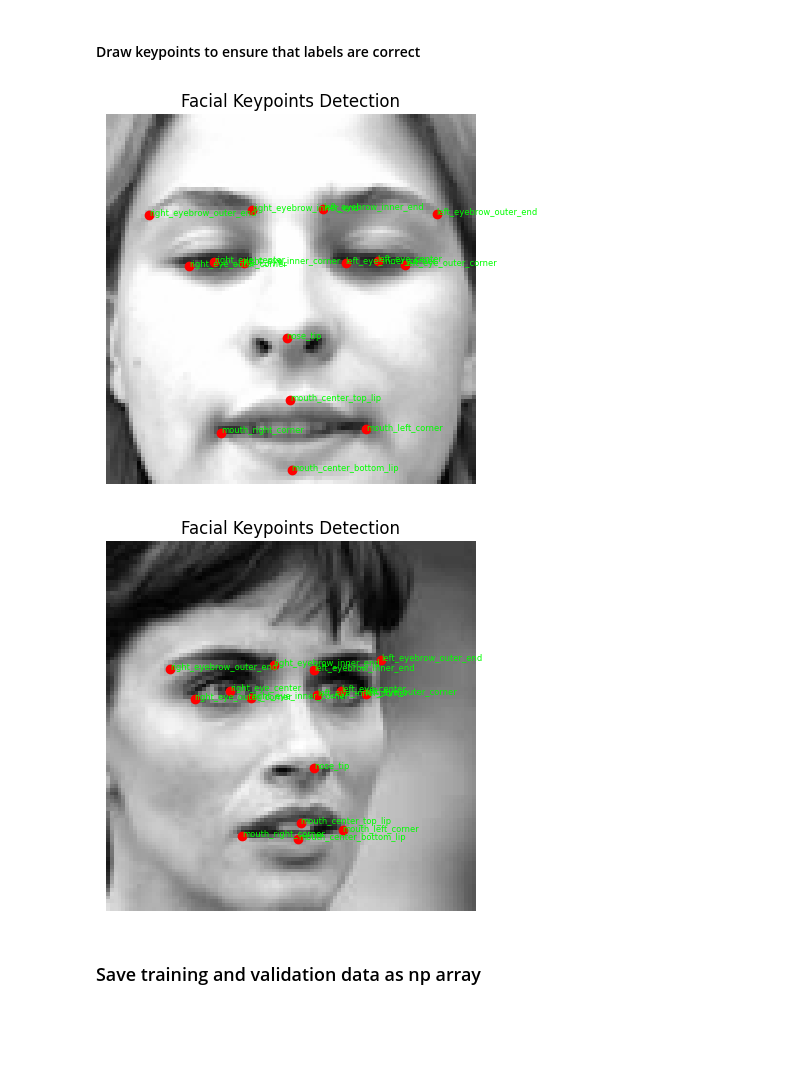
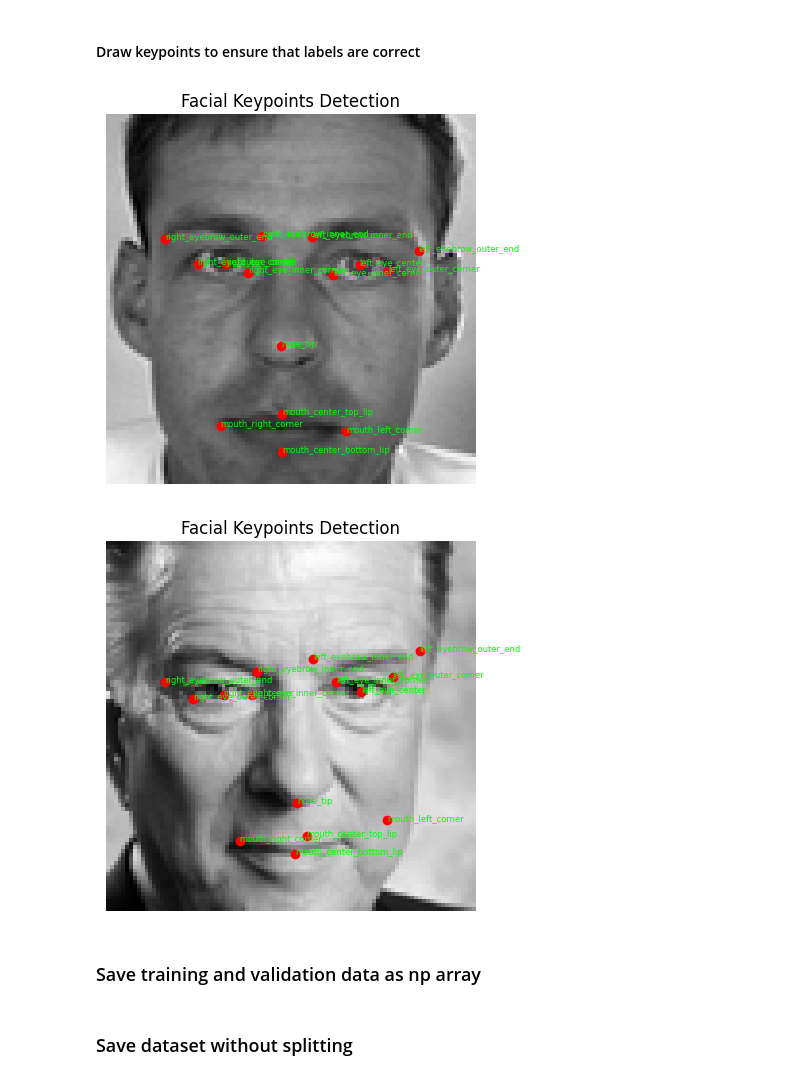
Before and after one commit to wixxxez/Facial-Keypoints-Detection, a Jupyter notebook: DataViewer.ipynb, the cells around one changed output. Cells and saved outputs as stored; diff of their text form; code cells hidden in the pictures; blank space fills up the shorter version.

Commit message:
UPD DataViewer: Save whole Dataset

```diff
--- a/DataViewer.ipynb
+++ b/DataViewer.ipynb
@@ -88,7 +88,7 @@ draw_keypoints(image, labeled_keypoints)
 # %% [markdown]
 ### Split data to test and train
 # %%
-train_dataset, val_dataset = train_test_split(train_data,test_size=0.33, random_state=42)
+train_dataset, val_dataset = train_test_split(train_data,test_size=0.2, random_state=35)
 # %%
 train_dataset = train_dataset.reset_index(drop=True)
 val_dataset = val_dataset.reset_index(drop=True)
@@ -101,21 +101,21 @@ val_y= get_Labels_aka_Y(val_dataset)
 # %% [markdown]
 #### Draw keypoints to ensure that labels are correct
 # %%
-image = train_x[1].reshape(96,96)
+image = train_x[2].reshape(96,96)
 
-labeled_keypoints = train_y[1]
+labeled_keypoints = train_y[2]
 
 draw_keypoints(image, labeled_keypoints)
 # %% [output]
-[figure, old version]
+[figure, new version]
 # %%
-image = val_x[1].reshape(96,96)
+image = val_x[3].reshape(96,96)
 
-labeled_keypoints = val_y[1]
+labeled_keypoints = val_y[3]
 
 draw_keypoints(image, labeled_keypoints)
 # %% [output]
-[figure, old version]
+[figure, new version]
 # %% [markdown]
 ### Save training and validation data as np array
 # %%
@@ -127,3 +127,5 @@ np.save('./data/train/training_data_y.npy', train_y)
 
 np.save('./data/val/validating_data_x.npy', val_x)
 np.save('./data/val/validating_data_y.npy', val_y)
+# %% [markdown]
+### Save dataset without splitting
```
Also changed, not shown: parts of 3 cells of this notebook.
